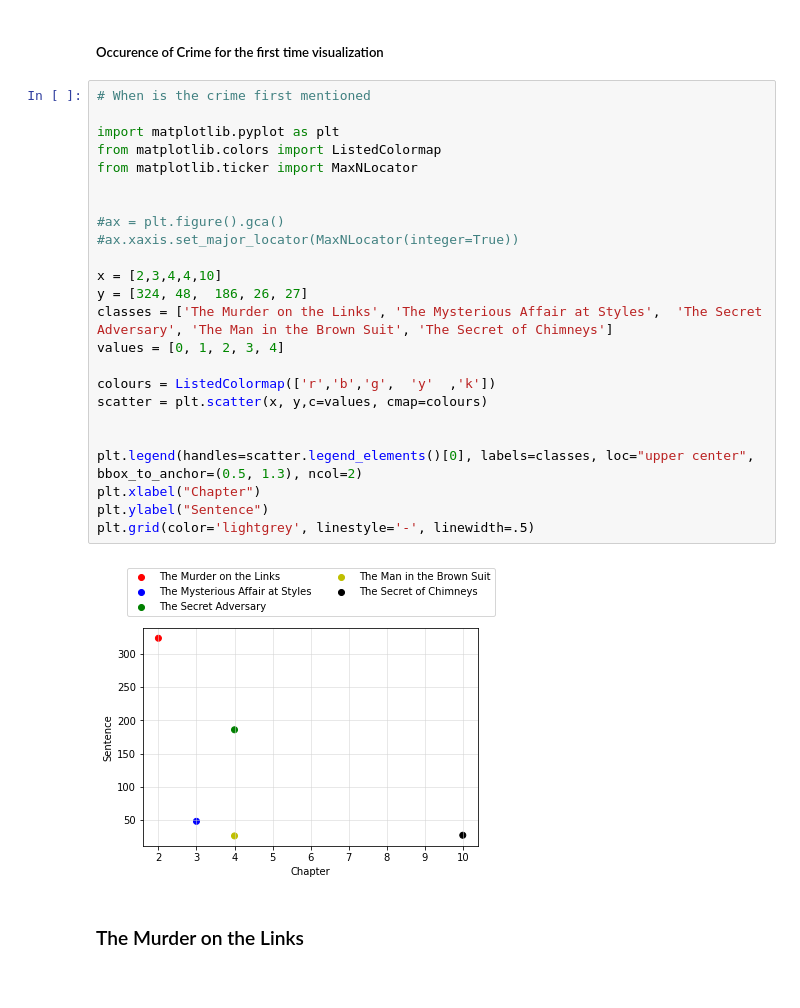
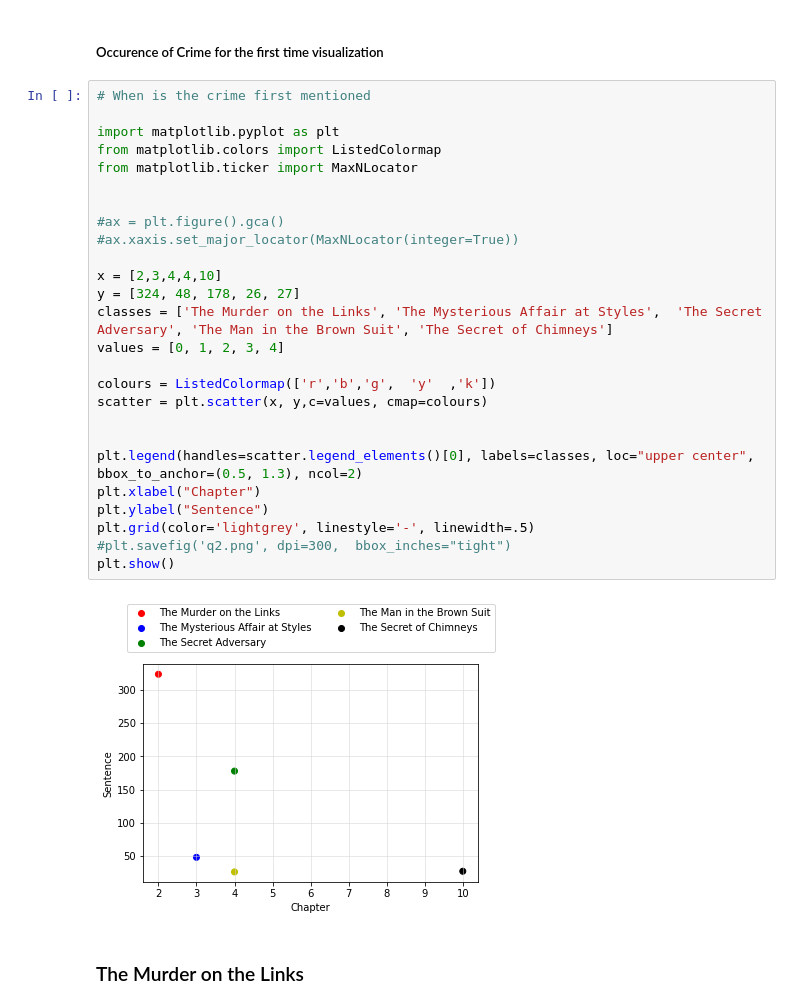
Before and after one commit to 692-Team-1-NLP/proj-1, a Jupyter notebook: Proj_1_collab.ipynb, the cells around one changed output. Cells and saved outputs as stored; diff of their text form.

```diff
--- a/Proj_1_collab.ipynb
+++ b/Proj_1_collab.ipynb
@@ -723,29 +724,31 @@ print(det_occur[bookindex][0])
 # %%
 # When is the crime first mentioned
 
 import matplotlib.pyplot as plt
 from matplotlib.colors import ListedColormap
 from matplotlib.ticker import MaxNLocator
 
 
 #ax = plt.figure().gca()
 #ax.xaxis.set_major_locator(MaxNLocator(integer=True))
 
 x = [2,3,4,4,10]
-y = [324, 48,  186, 26, 27]
+y = [324, 48, 178, 26, 27]
 classes = ['The Murder on the Links', 'The Mysterious Affair at Styles',  'The Secret Adversary', 'The Man in the Brown Suit', 'The Secret of Chimneys']
 values = [0, 1, 2, 3, 4]
 
 colours = ListedColormap(['r','b','g',  'y'  ,'k'])
 scatter = plt.scatter(x, y,c=values, cmap=colours)
 
 
 plt.legend(handles=scatter.legend_elements()[0], labels=classes, loc="upper center", bbox_to_anchor=(0.5, 1.3), ncol=2)
 plt.xlabel("Chapter")
 plt.ylabel("Sentence")
 plt.grid(color='lightgrey', linestyle='-', linewidth=.5)
+#plt.savefig('q2.png', dpi=300,  bbox_inches="tight")
+plt.show()
 # %% [output]
-[figure, old version]
+[figure, new version]
 # %% [markdown]
 ### The Murder on the Links
 # %%
```
Also changed, not shown: parts of 10 cells of this notebook.
